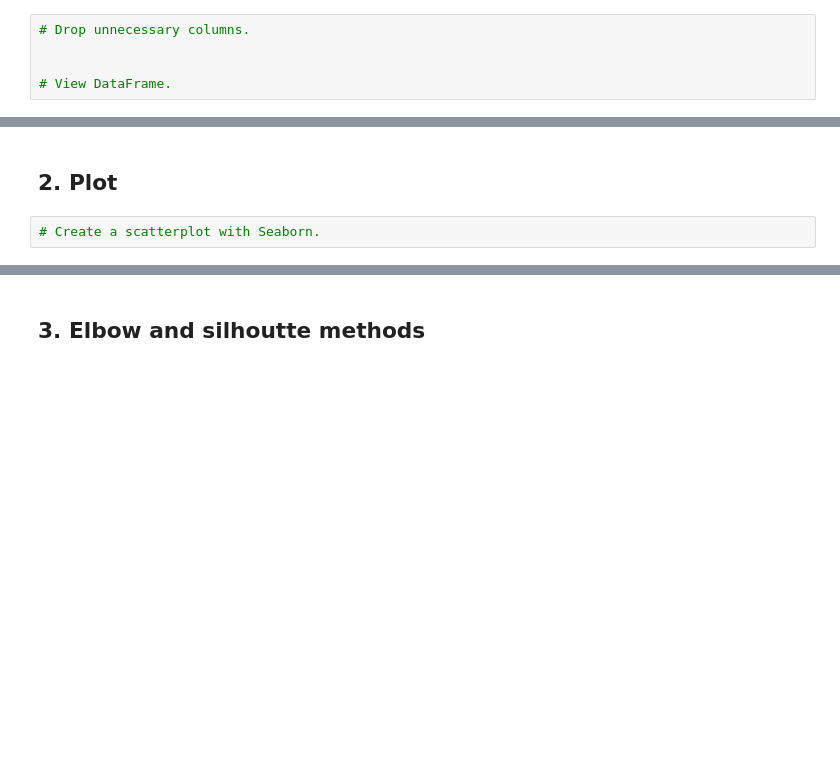
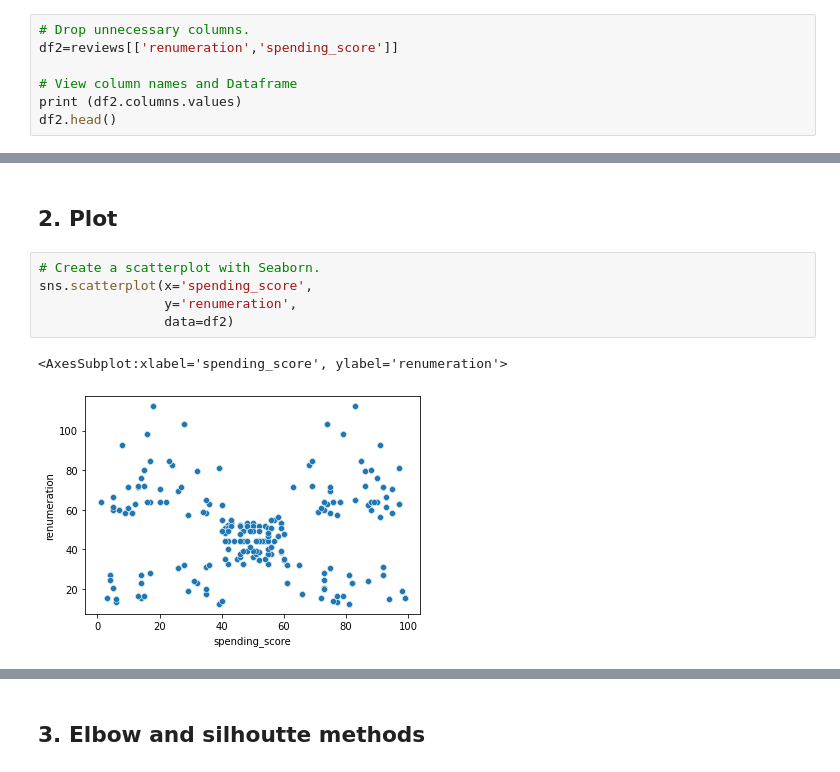
Before and after one commit to mikebenas/LSE_TurtleGames_R_Analysis, a Jupyter notebook: LSE_DA301_Assignment_Python_template.ipynb, the cells around one changed output, grey strips where cells are left out. Drawn from its saved outputs; the diff is of its cells as text; blank space fills up the shorter version.

```diff
--- a/LSE_DA301_Assignment_Python_template.ipynb
+++ b/LSE_DA301_Assignment_Python_template.ipynb
@@ -546,5 +571,7 @@ warnings.filterwarnings('ignore')
 # %%
 # Drop unnecessary columns.
+df2=reviews[['renumeration','spending_score']]
 
-
-# View DataFrame.
+# View column names and Dataframe
+print (df2.columns.values)
+df2.head()
@@ -556,5 +627,11 @@ warnings.filterwarnings('ignore')
 ## 2. Plot
 # %%
 # Create a scatterplot with Seaborn.
+sns.scatterplot(x='spending_score',
+                y='renumeration',
+                data=df2)
+# %% [output]
+<AxesSubplot:xlabel='spending_score', ylabel='renumeration'>
+[figure, added]
 # %%
 # Create a pairplot with Seaborn.
```
Also changed, not shown: parts of 38 cells of this notebook.
